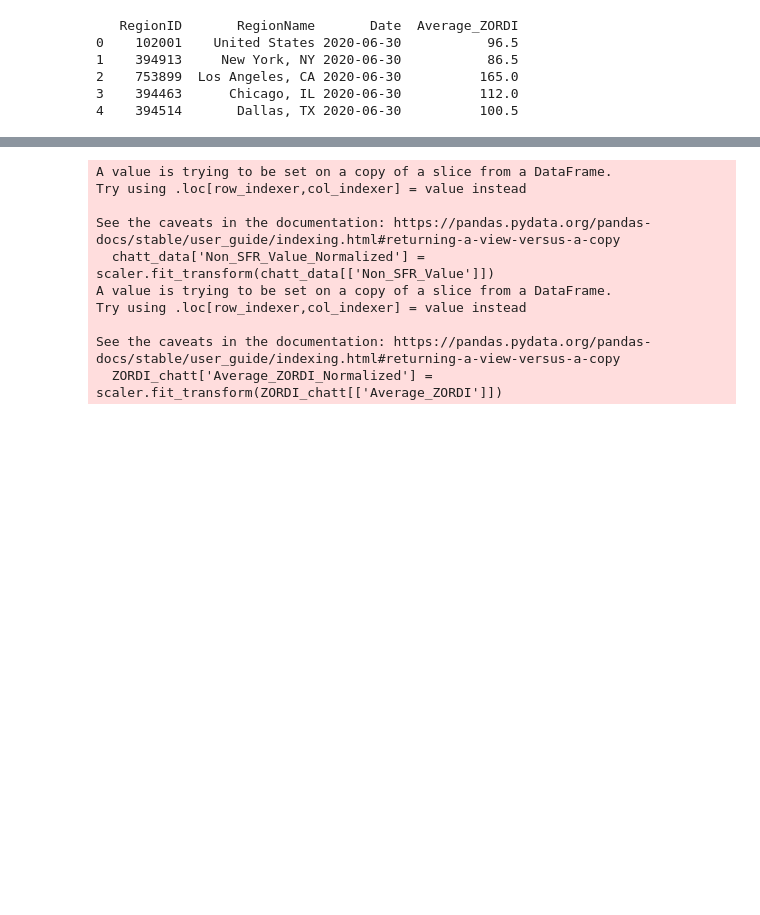
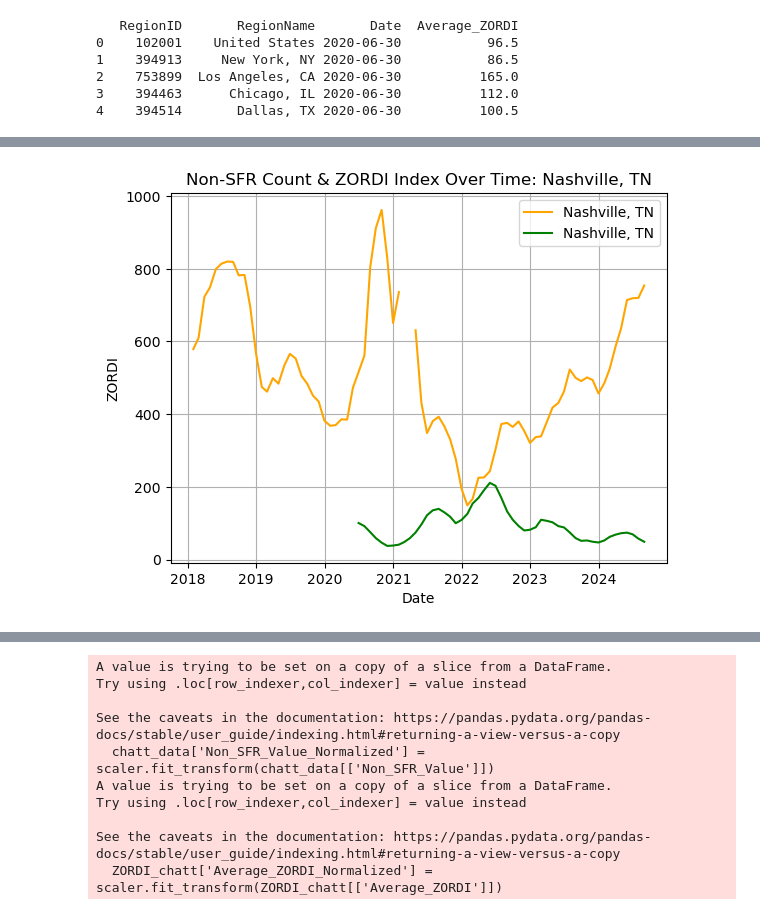
Before and after one commit to GriffinZiegler/rental-capstone, a Jupyter notebook: rental_capstone.ipynb, the cells around one changed output, grey strips where cells are left out. Cells and saved outputs as stored; diff of their text form; code cells hidden in the pictures; blank space fills up the shorter version.

```diff
--- a/rental_capstone.ipynb
+++ b/rental_capstone.ipynb
@@ -165,0 +195,14 @@ plt.show()
+# %%
+nash_data = merged_df[merged_df['RegionName'] == 'Nashville, TN']
+ZORDI_nash = ZORDI_merged[ZORDI_merged['RegionName'] == 'Nashville, TN']
+plt.plot(nash_data['Date'], nash_data['Non_SFR_Value'], label='Nashville, TN', color='orange')
+plt.plot(ZORDI_nash['Date'], ZORDI_nash['Average_ZORDI'], label='Nashville, TN', color='green')
+plt.title('Non-SFR Count & ZORDI Index Over Time: Nashville, TN')
+plt.xlabel('Date')
+plt.ylabel('Non_SFR_Count')
+plt.ylabel('ZORDI')
+plt.grid(True)
+plt.legend()
+plt.show()
+# %% [output]
+[figure, added]
```
Also changed, not shown: parts of 4 cells of this notebook.
